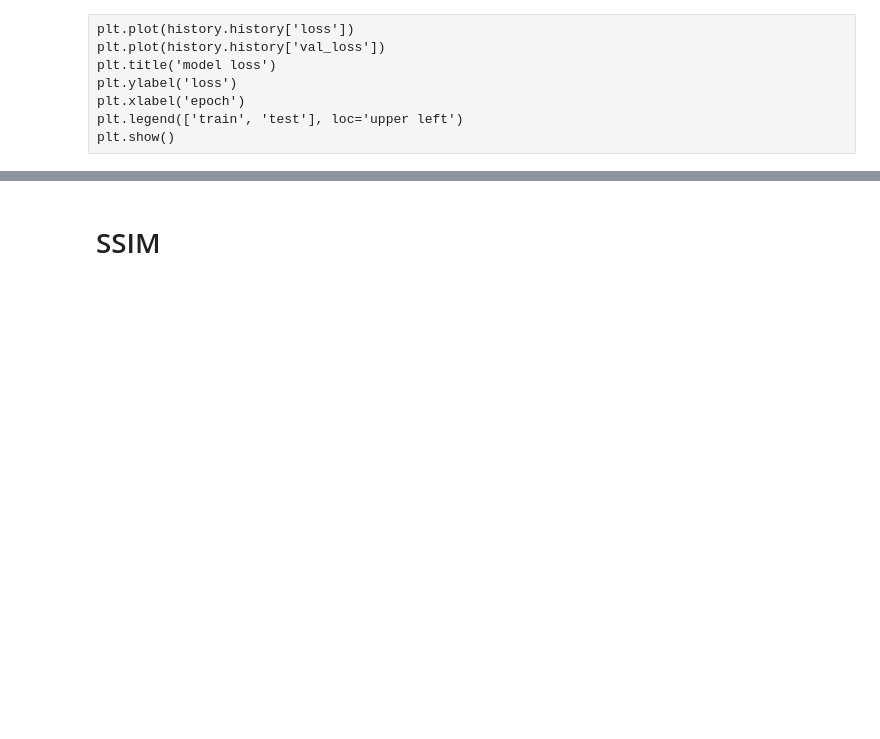
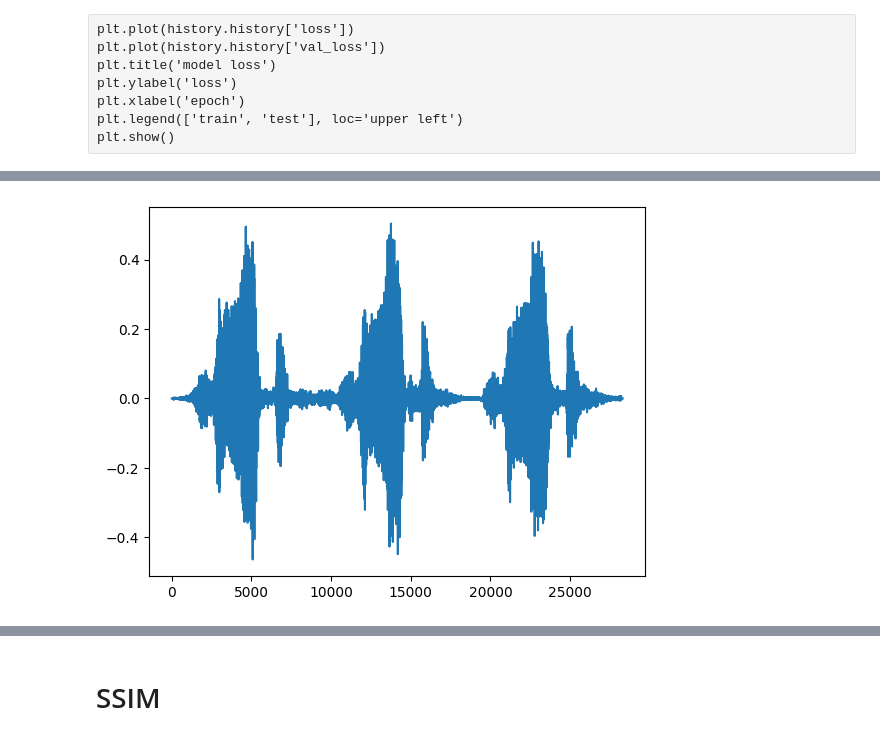
Before and after one commit to pedrodsk/pdi, a Jupyter notebook: projeto/projeto.ipynb, the cells around one changed output, grey strips where cells are left out. Saved outputs shown, nothing was run; the diff lists cells and outputs as text; code cells hidden in the pictures; blank space fills up the shorter version.

```diff
--- a/projeto/projeto.ipynb
+++ b/projeto/projeto.ipynb
@@ -676,0 +642,4 @@ modelo com preprocessamento3 '2.02, 2.39'
+# %%
+plt.plot(wav_correct_array[ind])
+Audio(wav_correct_array[ind],rate=sr)
+# %% [output]
@@ -676,0 +647 @@ modelo com preprocessamento3 '2.02, 2.39'
+[figure, added]
```
Also changed, not shown: parts of 67 cells of this notebook, 4 other files.
